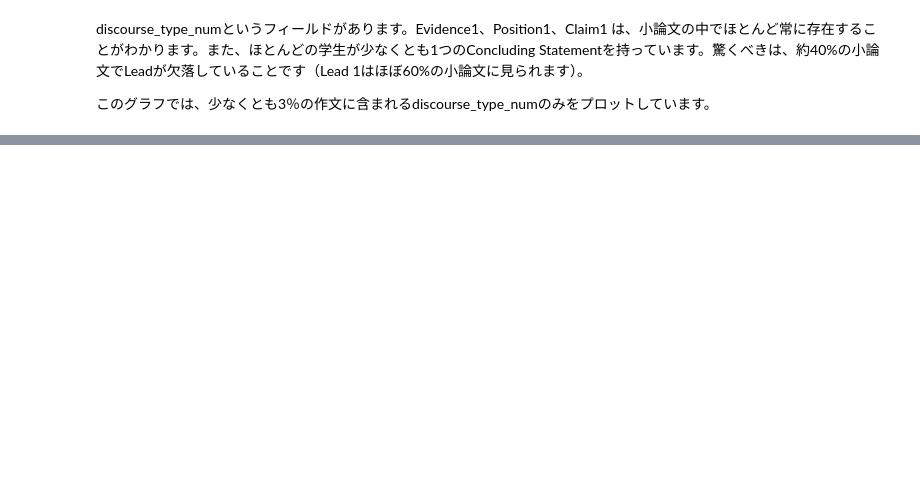
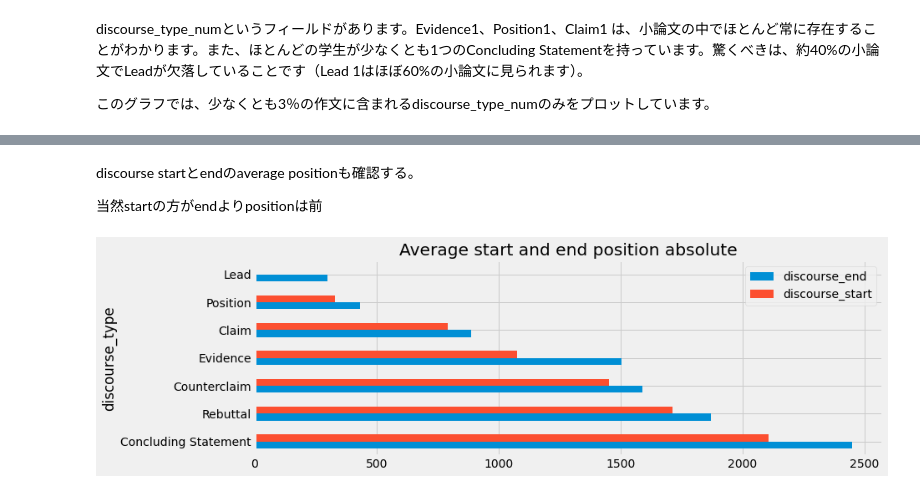
Before and after one commit to kurota0612/feedback-prize-2021, a Jupyter notebook: test.ipynb, the cells around one changed output, grey strips where cells are left out. Drawn from its saved outputs; the diff is of its cells as text; code cells hidden in the pictures; blank space fills up the shorter version.

```diff
--- a/test.ipynb
+++ b/test.ipynb
@@ -198,0 +212,14 @@ AttributeError: ignored
+# %% [markdown]
+discourse startとendのaverage positionも確認する。
+
+当然startの方がendよりpositionは前
+# %%
+data = train.groupby("discourse_type")[["discourse_end", "discourse_start"]].mean().reset_index().sort_values(by="discourse_start", ascending=False)
+data.plot(x="discourse_type",
+          kind="barh",
+          stacked=False,
+          title="Average start and end position absolute",
+          figsize=(12, 4))
+plt.show()
+# %% [output]
+[figure, added]
```
Also changed, not shown: parts of 11 cells of this notebook.
